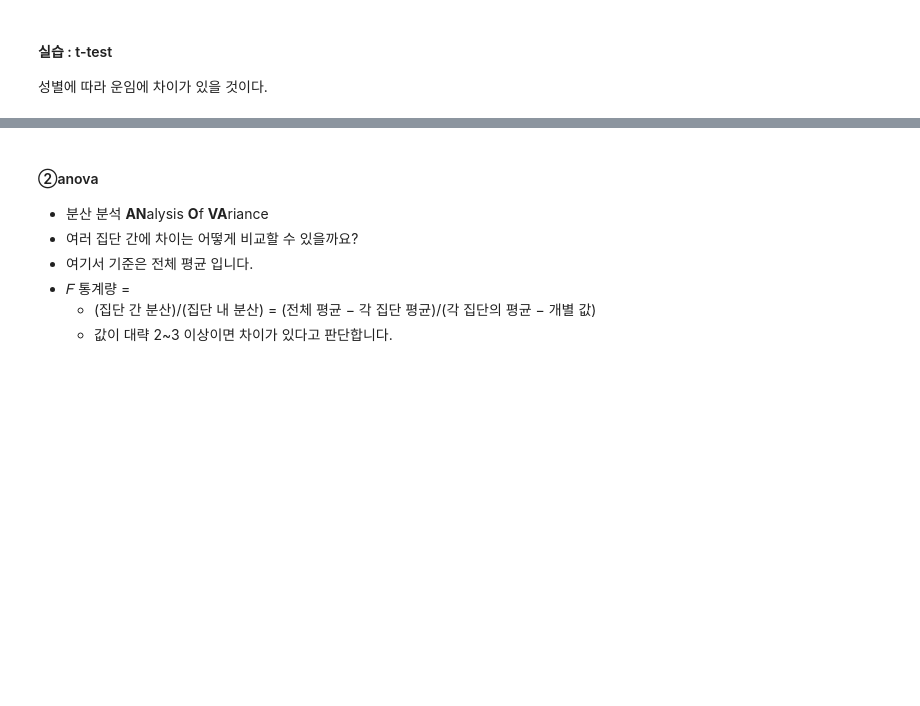
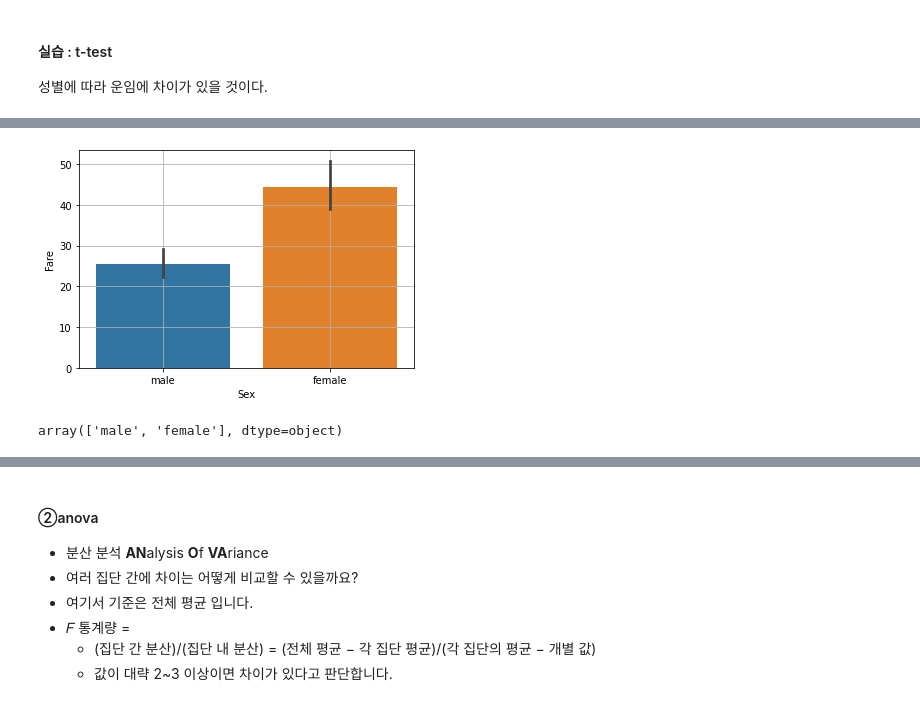
Before and after one commit to prefer100/ai_practice, a Jupyter notebook: 데이터분석/08과 이변량_범주 vs 숫자.ipynb, the cells around one changed output, grey strips where cells are left out. Drawn from its saved outputs; the diff is of its cells as text; code cells hidden in the pictures; blank space fills up the shorter version.

```diff
--- a/데이터분석/08과 이변량_범주 vs 숫자.ipynb
+++ b/데이터분석/08과 이변량_범주 vs 숫자.ipynb
@@ -335,0 +400,10 @@ spst.ttest_ind(died, survived)
+# %%
+sns.barplot(x='Sex',y='Fare',data=titanic)
+plt.grid()
+plt.show()
+# %% [output]
+[figure, added]
+# %%
+titanic['Sex'].unique()
+# %% [output]
+array(['male', 'female'], dtype=object)
```
Also changed, not shown: parts of 52 cells of this notebook, 3 other files.
